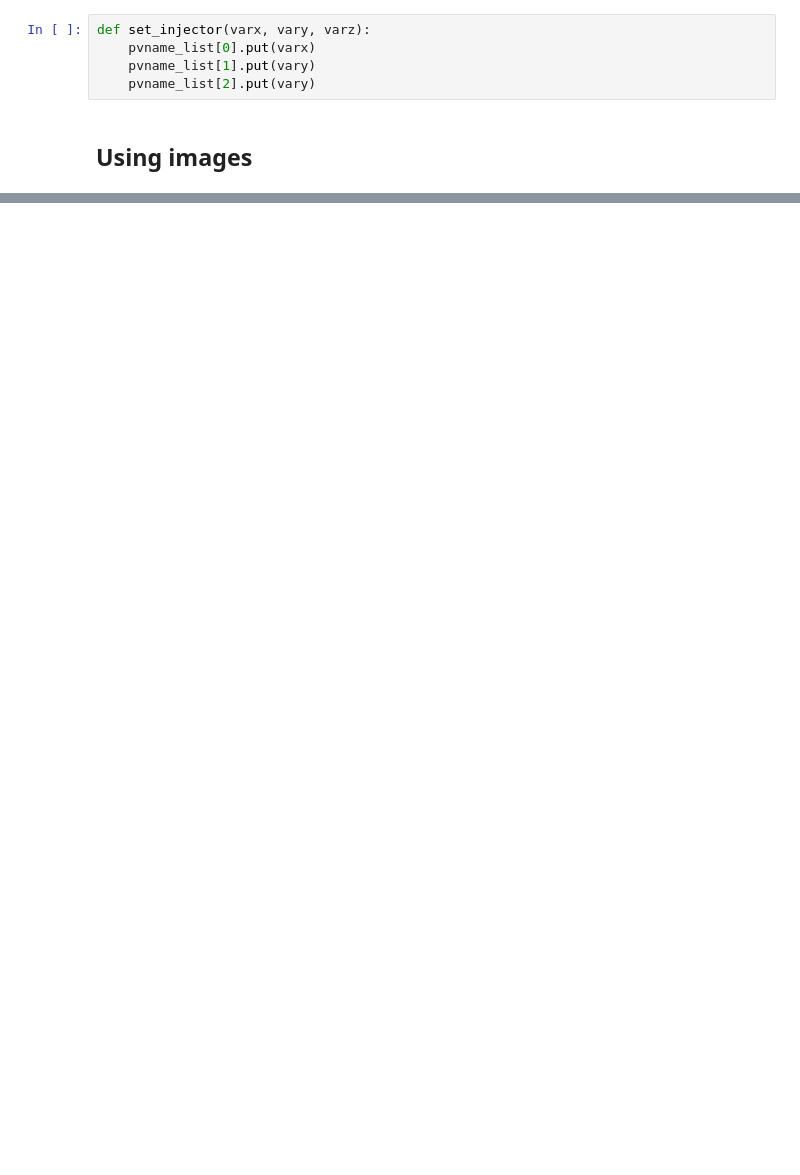
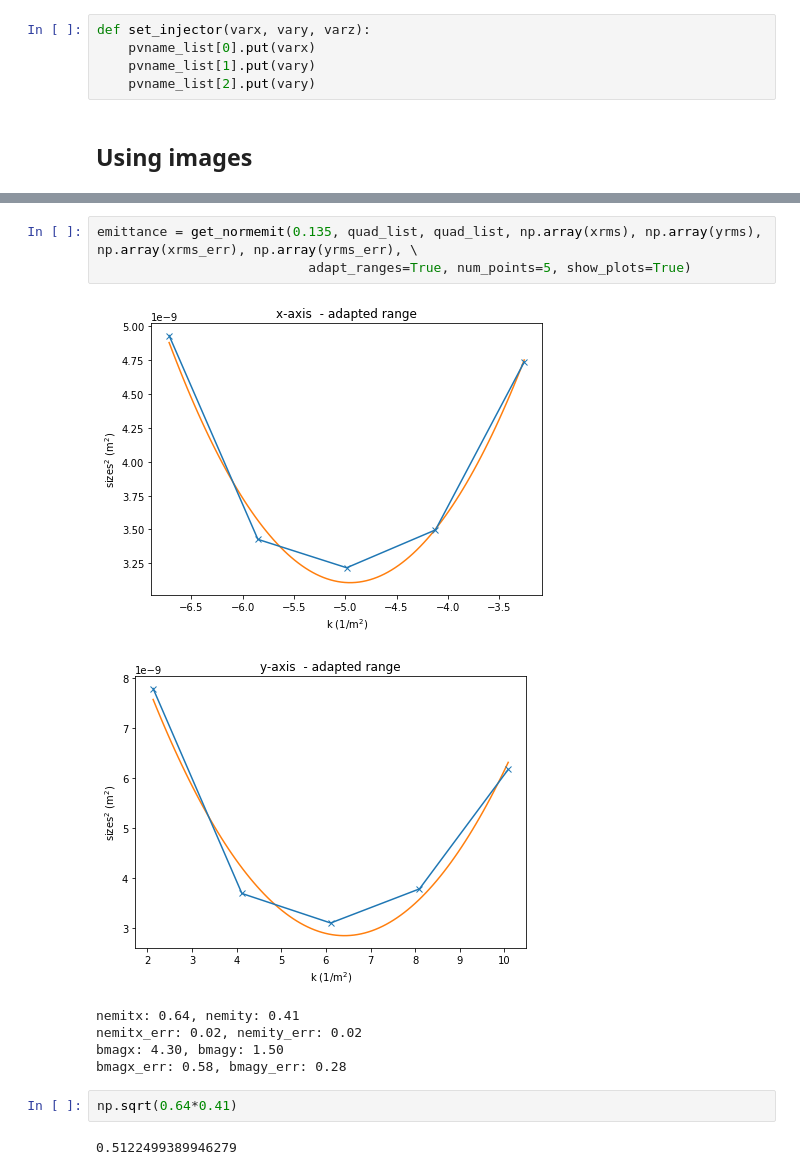
Before and after one commit to slaclab/lcls_emit, a Jupyter notebook: emit_tool_testing.ipynb, the cells around one changed output, grey strips where cells are left out. Cells and saved outputs as stored; diff of their text form; blank space fills up the shorter version.

```diff
--- a/emit_tool_testing.ipynb
+++ b/emit_tool_testing.ipynb
@@ -111,0 +123,14 @@ emittance = get_normemit(0.135, quad, quad, xrms, yrms, xrms_err, yrms_err, \
+# %%
+emittance = get_normemit(0.135, quad_list, quad_list, np.array(xrms), np.array(yrms), np.array(xrms_err), np.array(yrms_err), \
+                           adapt_ranges=True, num_points=5, show_plots=True)
+# %% [output]
+[figure, added]
+[figure, added]
+nemitx: 0.64, nemity: 0.41
+nemitx_err: 0.02, nemity_err: 0.02
+bmagx: 4.30, bmagy: 1.50
+bmagx_err: 0.58, bmagy_err: 0.28
+# %%
+np.sqrt(0.64*0.41)
+# %% [output]
+0.5122499389946279
```
Also changed, not shown: parts of 15 cells of this notebook, 3 other files.
